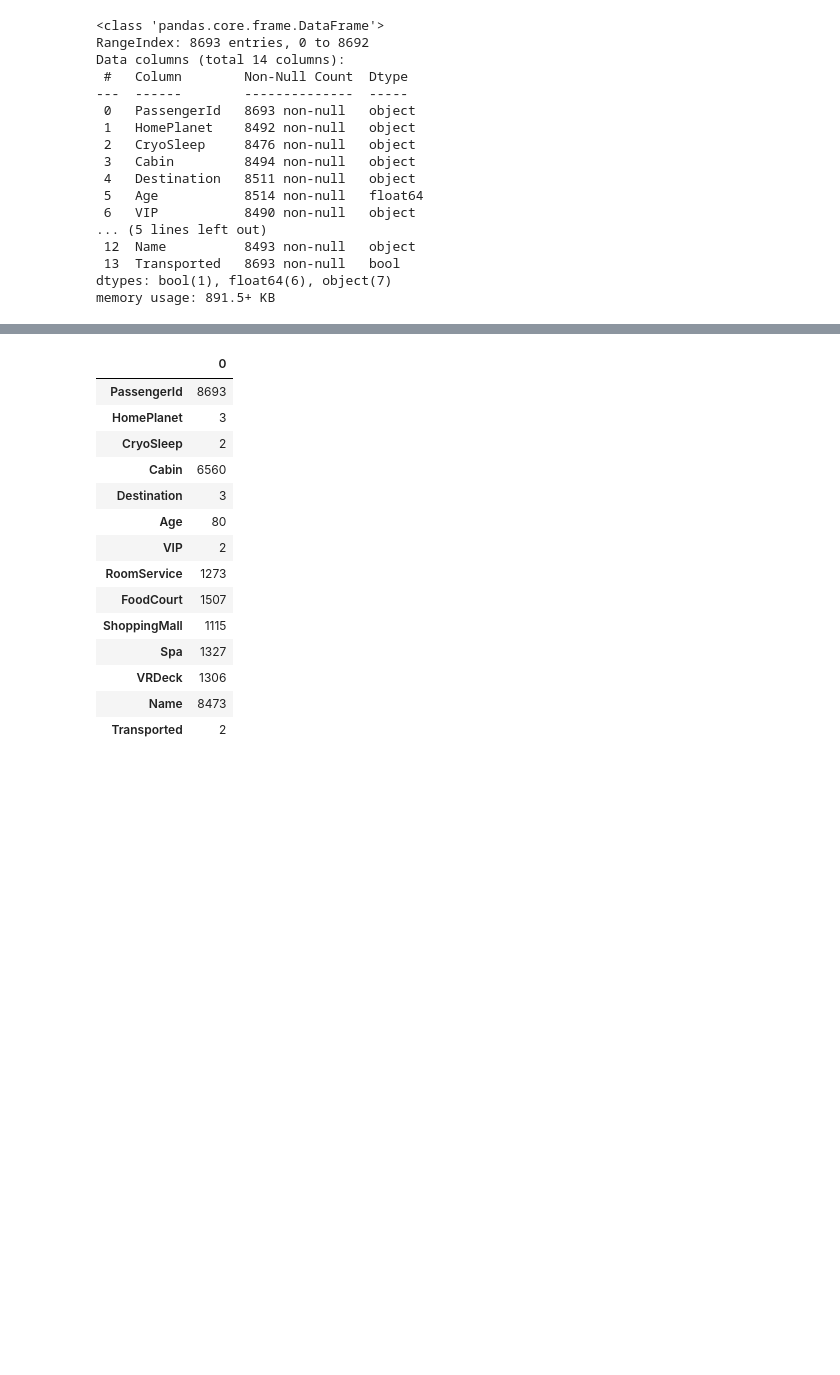
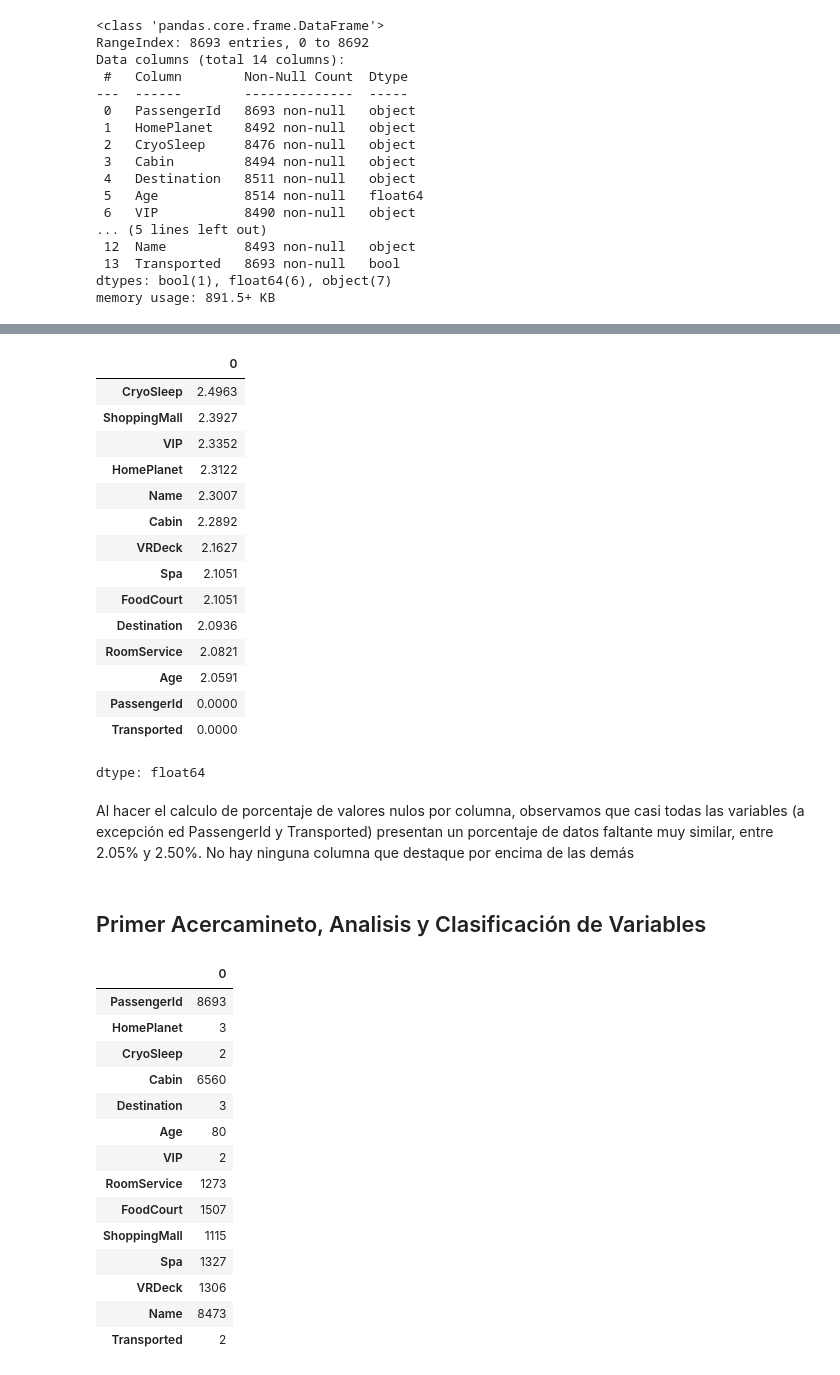
Before and after one commit to A01801224/TC3009C-RI, a Jupyter notebook: Reto_Primer_Avance_Spaceship_Titanic.ipynb, the cells around one changed output, grey strips where cells are left out. Drawn from its saved outputs; the diff is of its cells as text; code cells hidden in the pictures; blank space fills up the shorter version.

```diff
--- a/Reto_Primer_Avance_Spaceship_Titanic.ipynb
+++ b/Reto_Primer_Avance_Spaceship_Titanic.ipynb
@@ -72,3 +91,27 @@ memory usage: 891.5+ KB
+# %%
+#Calculo de mean para que las columnas con valores binarios
+(df_train.isnull().mean()*100).round(4).sort_values(ascending=False)
+# %% [output]
+|  | 0 |
+| CryoSleep | 2.4963 |
+| ShoppingMall | 2.3927 |
+| VIP | 2.3352 |
+| HomePlanet | 2.3122 |
+| Name | 2.3007 |
+| Cabin | 2.2892 |
+| VRDeck | 2.1627 |
+| Spa | 2.1051 |
+| FoodCourt | 2.1051 |
+| Destination | 2.0936 |
+| RoomService | 2.0821 |
+| Age | 2.0591 |
+| PassengerId | 0.0000 |
+| Transported | 0.0000 |
+dtype: float64
+# %% [markdown]
+Al hacer el calculo de porcentaje de valores nulos por columna, observamos que casi todas las variables (a excepción ed PassengerId y Transported) presentan un porcentaje de datos faltante muy similar, entre 2.05% y 2.50%. No hay ninguna columna que destaque por encima de las demás
+# %% [markdown]
+## Primer Acercamineto, Analisis y Clasificación de Variables
 # %%
 df_train.nunique()
 # %% [output]
```
Also changed, not shown: parts of 3 cells of this notebook.
